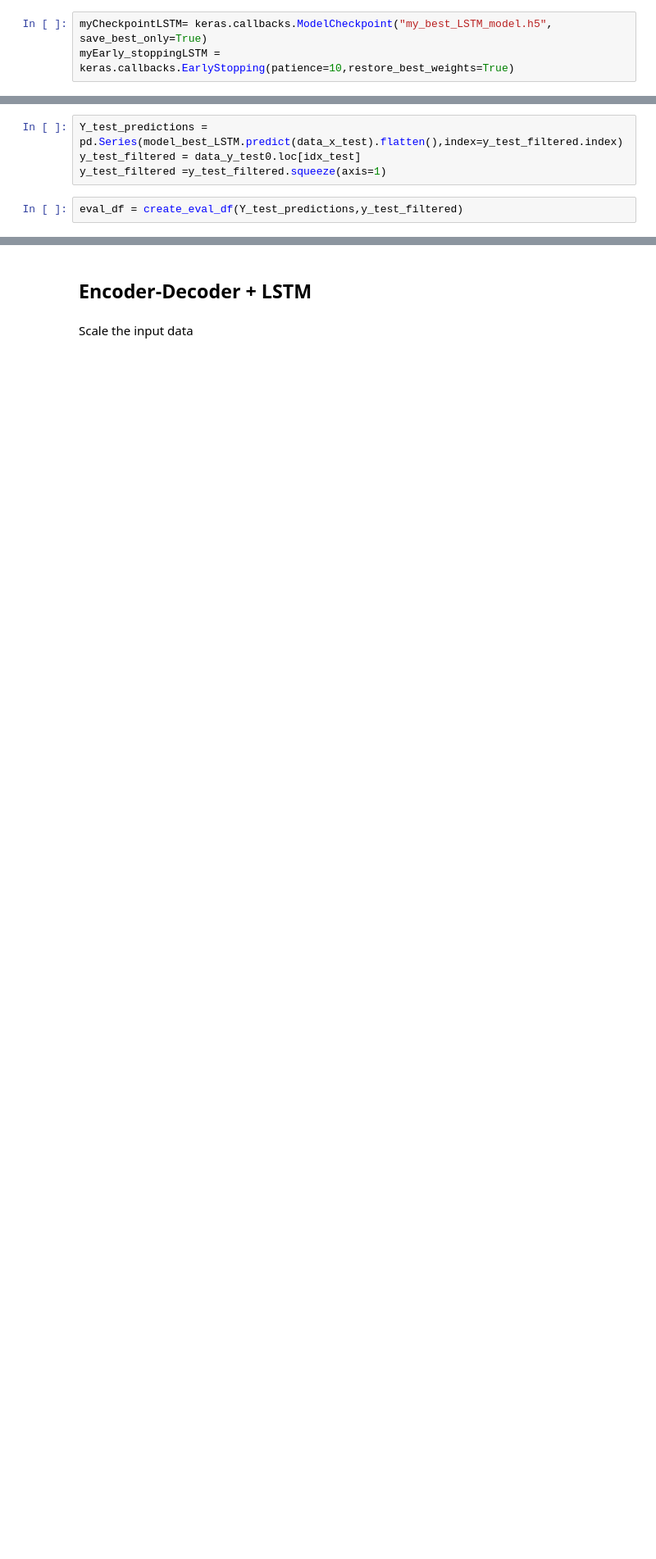
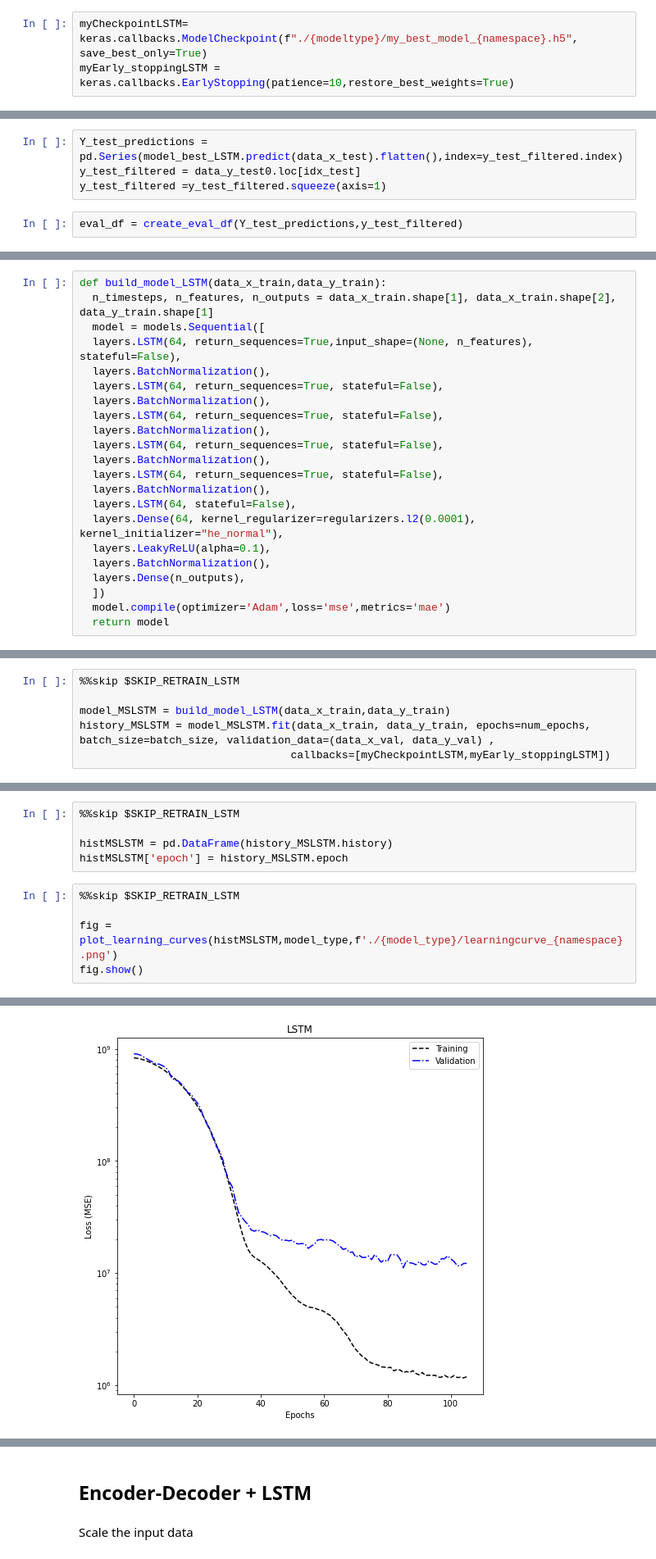
Before and after one commit to Kealtor/Data-Driven-Engineering, a Jupyter notebook: DDE_MachineLearning_Project/dde.ipynb, the cells around one changed output, grey strips where cells are left out. Shown at 82% size. Drawn from its saved outputs; the diff is of its cells as text; blank space fills up the shorter version.

```diff
--- a/DDE_MachineLearning_Project/dde.ipynb
+++ b/DDE_MachineLearning_Project/dde.ipynb
@@ -1364,7 +1072,7 @@ def build_model_LSTM(data_x_train,data_y_train):
 # %% [markdown]
 Definening callback functions
 # %%
-myCheckpointLSTM= keras.callbacks.ModelCheckpoint("my_best_LSTM_model.h5", save_best_only=True)
+myCheckpointLSTM= keras.callbacks.ModelCheckpoint(f"./{modeltype}/my_best_model_{namespace}.h5", save_best_only=True)
 myEarly_stoppingLSTM = keras.callbacks.EarlyStopping(patience=10,restore_best_weights=True)
 # %% [markdown]
 Hypterparameters
@@ -1410,0 +1177,22 @@ np.average(abs_error_LSTM)
+# %%
+def build_model_LSTM(data_x_train,data_y_train):
+  n_timesteps, n_features, n_outputs = data_x_train.shape[1], data_x_train.shape[2], data_y_train.shape[1]
+  model = models.Sequential([
+  layers.LSTM(64, return_sequences=True,input_shape=(None, n_features), stateful=False),
+  layers.BatchNormalization(),
+  layers.LSTM(64, return_sequences=True, stateful=False),
+  layers.BatchNormalization(),
+  layers.LSTM(64, return_sequences=True, stateful=False),
+  layers.BatchNormalization(),
+  layers.LSTM(64, return_sequences=True, stateful=False),
+  layers.BatchNormalization(),
+  layers.LSTM(64, return_sequences=True, stateful=False),
+  layers.BatchNormalization(),
+  layers.LSTM(64, stateful=False),
+  layers.Dense(64, kernel_regularizer=regularizers.l2(0.0001), kernel_initializer="he_normal"),
+  layers.LeakyReLU(alpha=0.1),
+  layers.BatchNormalization(),
+  layers.Dense(n_outputs),
+  ])
+  model.compile(optimizer='Adam',loss='mse',metrics='mae')
+  return model
@@ -1410,0 +1211,6 @@ np.average(abs_error_LSTM)
+# %%
+%%skip $SKIP_RETRAIN_LSTM
+
+model_MSLSTM = build_model_LSTM(data_x_train,data_y_train)
+history_MSLSTM = model_MSLSTM.fit(data_x_train, data_y_train, epochs=num_epochs, batch_size=batch_size, validation_data=(data_x_val, data_y_val) ,
+                                 callbacks=[myCheckpointLSTM,myEarly_stoppingLSTM])
@@ -1410,0 +1237,11 @@ np.average(abs_error_LSTM)
+# %%
+%%skip $SKIP_RETRAIN_LSTM
+
+histMSLSTM = pd.DataFrame(history_MSLSTM.history)
+histMSLSTM['epoch'] = history_MSLSTM.epoch
+# %%
+%%skip $SKIP_RETRAIN_LSTM
+
+fig = plot_learning_curves(histMSLSTM,model_type,f'./{model_type}/learningcurve_{namespace}.png')
+fig.show()
+# %% [output]
@@ -1410,0 +1249 @@ np.average(abs_error_LSTM)
+[figure, added]
```
Also changed, not shown: parts of 270 cells of this notebook, 8 other files.
